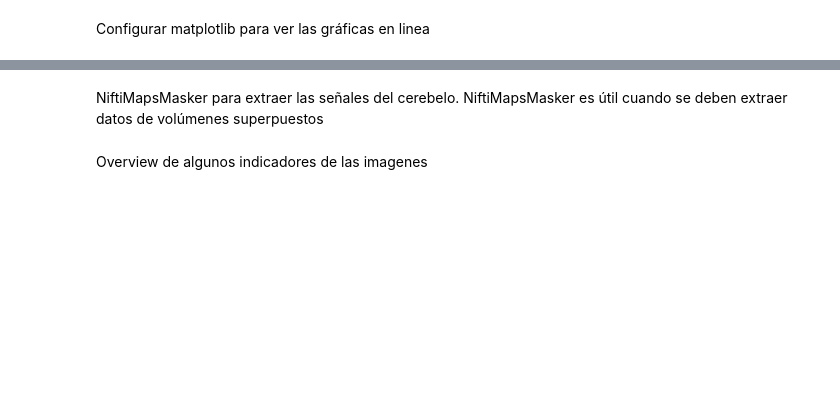
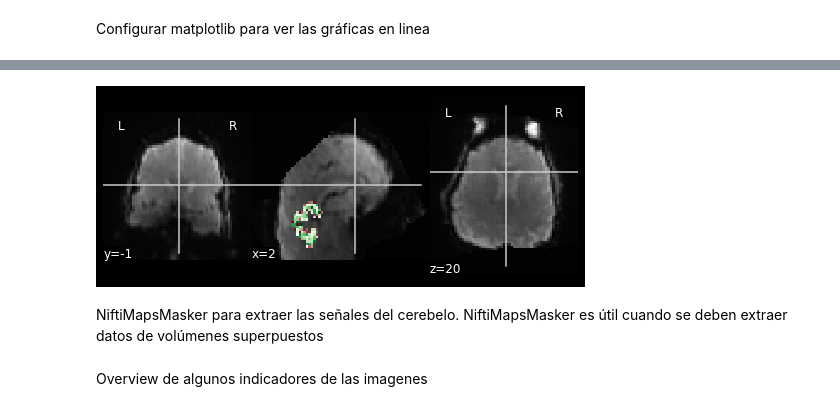
Before and after one commit to spolex/pyrestfmri, a Jupyter notebook: notebooks/cerebellum_atlas.ipynb, the cells around one changed output, grey strips where cells are left out. Saved outputs shown, nothing was run; the diff lists cells and outputs as text; code cells hidden in the pictures; blank space fills up the shorter version.

```diff
--- a/notebooks/cerebellum_atlas.ipynb
+++ b/notebooks/cerebellum_atlas.ipynb
@@ -36,3 +50,12 @@ func_filenames = "/home/elekin/datos-niix/preproc/_session_id_1_subject_id_T004/
+# %%
+# Compute the mean EPI: we do the mean along the axis 3, which is time
+fmri_mean_img = mean_img(fmri_img)
+
+from nilearn.plotting import plot_epi, show
+display_epi = plot_epi(fmri_mean_img,cmap="gray",cut_coords=(2,-1,20))
+display_epi.add_overlay(mean_img(resampled_fmri_img), cmap=plotting.cm.purple_green, threshold=3)
+# %% [output]
+[figure, added]
 # %% [markdown]
 NiftiMapsMasker para extraer las señales del cerebelo. NiftiMapsMasker es útil cuando se deben extraer datos de volúmenes superpuestos
 # %%
```
Also changed, not shown: parts of 34 cells of this notebook, 13 other files.
